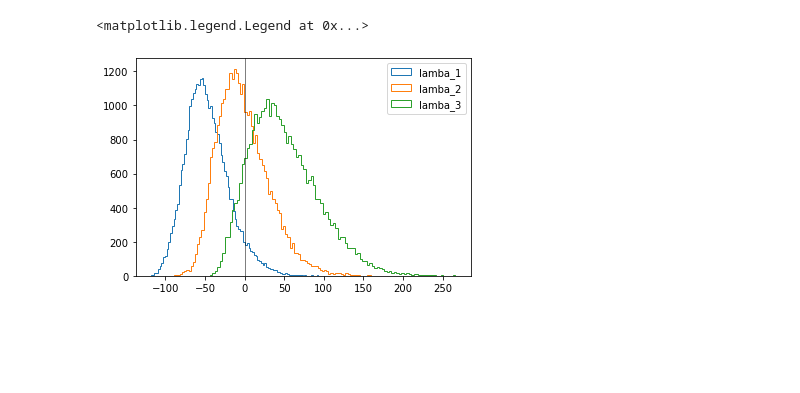
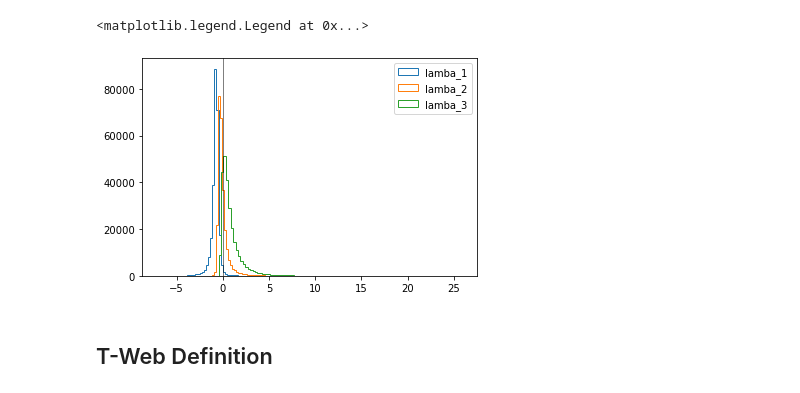
Before and after one commit to jsuarez314/cosmic_web_class, a Jupyter notebook: T-Web.ipynb, the cells around one changed output. Drawn from its saved outputs; the diff is of its cells as text; code cells hidden in the pictures; blank space fills up the shorter version.

```diff
--- a/T-Web.ipynb
+++ b/T-Web.ipynb
@@ -17,0 +97,2 @@ N_real = len(pos)
+# %%
+pos = position/1000 #
@@ -17,0 +103,3 @@ N_real = len(pos)
+# %%
+cellsize = Lbox / ngrid
+cellsize #Mpc/h
@@ -18,4 +108,4 @@ N_real = len(pos)
 # %%
-volume = 2.e2 ** 3 # 200Mpc **3
+volume = 75.0 ** 3 #(cMpc/h)^3
 volume
 # %% [output]
@@ -49,7 +146,7 @@ def get_fourier_smooth(density,R_smooth,N_dim,Lbox):
 
     return karr, ksq, d_four
 # %%
-karr, ksd, d_four = get_fourier_smooth(deltas, R_smooth=8., N_dim=ngrid, Lbox=200.)
+karr, ksd, d_four = get_fourier_smooth(deltas, R_smooth=cellsize, N_dim=ngrid, Lbox=Lbox)
 # %%
 ksd.shape
 # %% [output]
@@ -110,13 +207,15 @@ def get_eig(tidt, N_dim):
 # %%
 lambda1, lambda2, lambda3 = get_eig(tidal_real, ngrid)
 # %%
+lth = 0.2/1000
+
 _ = pl.hist(lambda1.flatten(), histtype='step', bins=100, label='lamba_1')
 _ = pl.hist(lambda2.flatten(), histtype='step', bins=100, label='lamba_2')
 _ = pl.hist(lambda3.flatten(), histtype='step', bins=100, label='lamba_3')
 
-pl.axvline(0.2, c='k', lw=0.5)
+pl.axvline(lth, c='k', lw=0.5)
 pl.legend()
 # %% [output]
 <matplotlib.legend.Legend at 0x...>
-[figure, old version]
+[figure, new version]
 # %%
@@ -144 +229,3 @@ environment[ii_peak] = 0
+# %% [markdown]
+## T-Web Definition
 # %%
```
Also changed, not shown: parts of 25 cells of this notebook, 20 other files.
